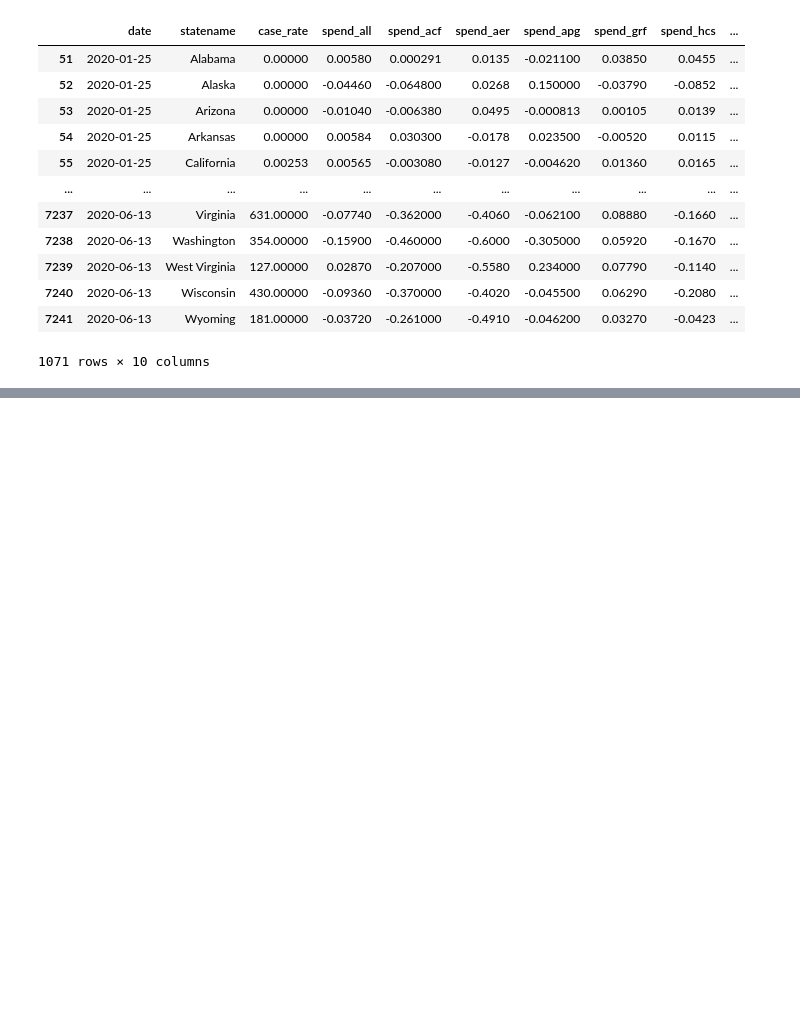
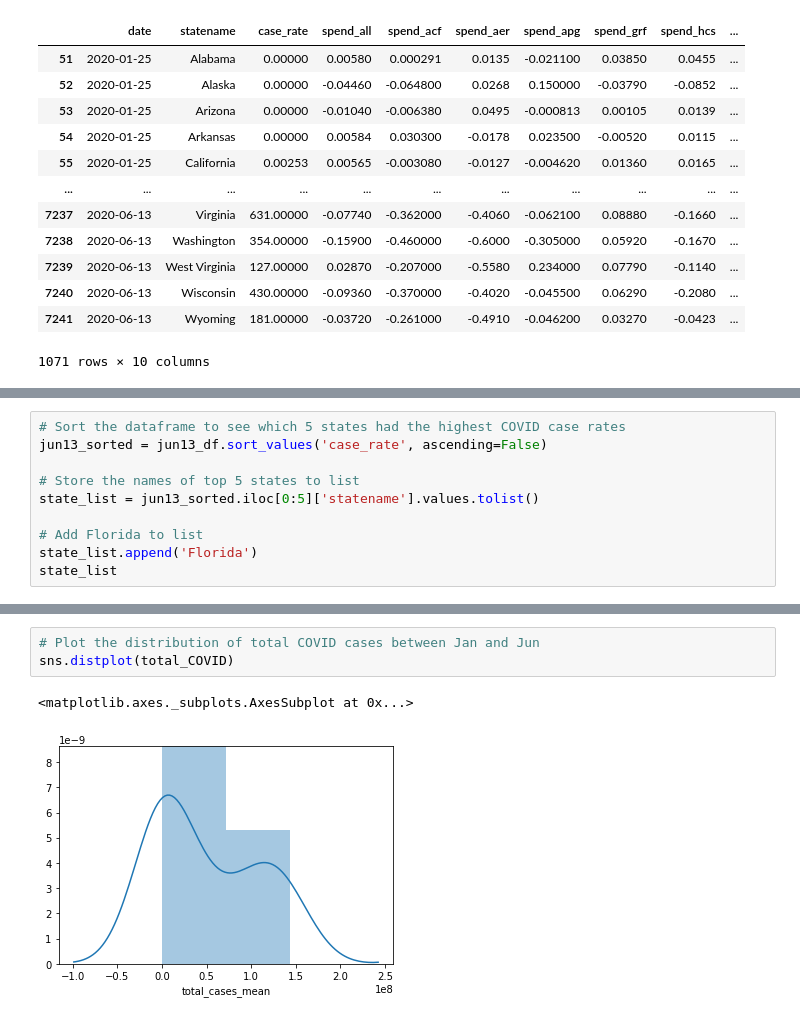
Before and after one commit to Starlinf/Project1, a Jupyter notebook: Project1_Q2.ipynb, the cells around one changed output, grey strips where cells are left out. Drawn from its saved outputs; the diff is of its cells as text; blank space fills up the shorter version.

```diff
--- a/Project1_Q2.ipynb
+++ b/Project1_Q2.ipynb
@@ -398,0 +361,10 @@ q2_top5_fl
+# %%
+# Sort the dataframe to see which 5 states had the highest COVID case rates
+jun13_sorted = jun13_df.sort_values('case_rate', ascending=False)
+
+# Store the names of top 5 states to list
+state_list = jun13_sorted.iloc[0:5]['statename'].values.tolist()
+
+# Add Florida to list
+state_list.append('Florida')
+state_list
@@ -398,0 +476,6 @@ q2_top5_fl
+# %%
+# Plot the distribution of total COVID cases between Jan and Jun
+sns.distplot(total_COVID)
+# %% [output]
+<matplotlib.axes._subplots.AxesSubplot at 0x...>
+[figure, added]
```
Also changed, not shown: parts of 60 cells of this notebook.
